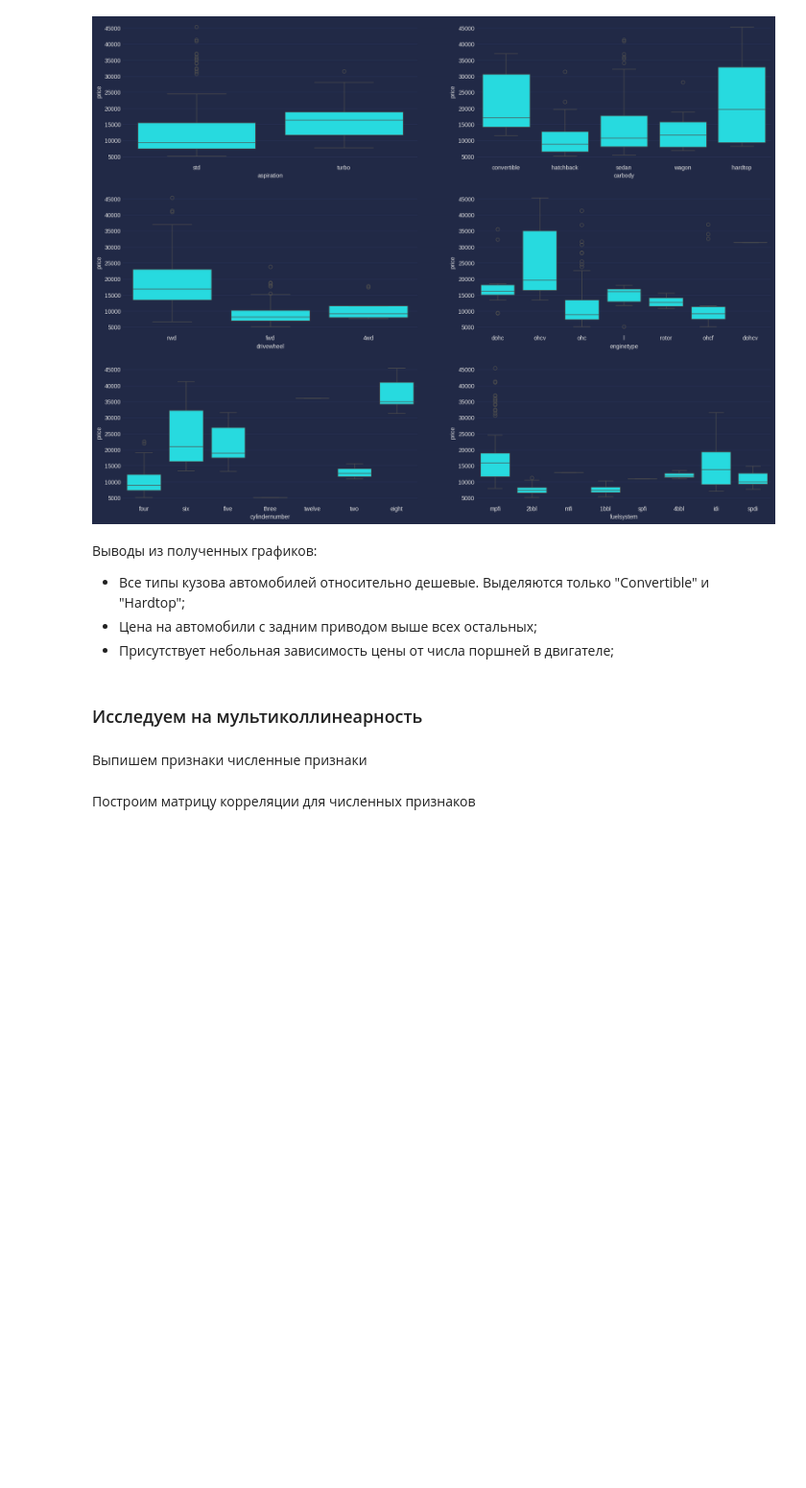
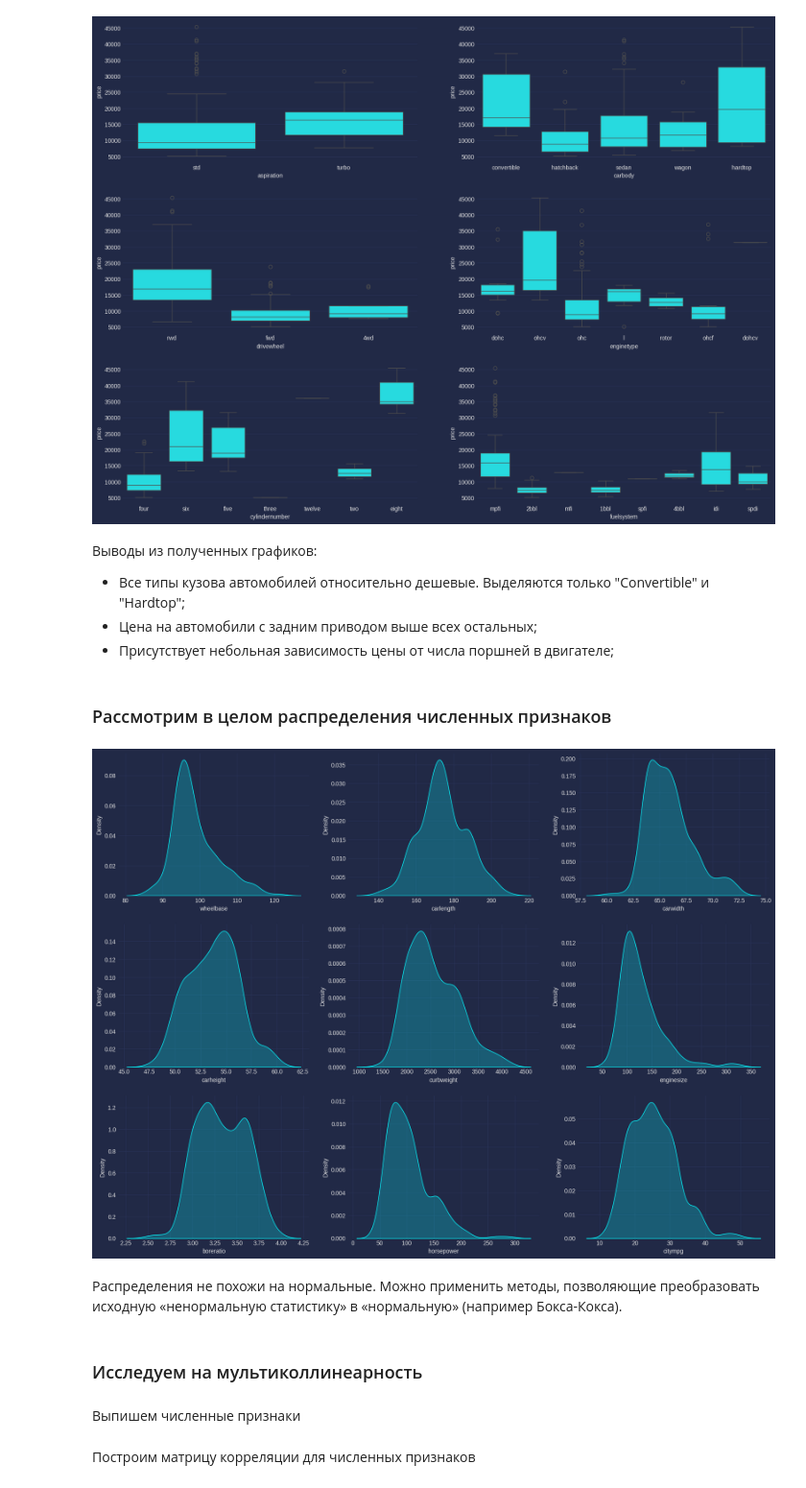
Before and after one commit to constantfear/MTS-homework, a Jupyter notebook: HW-Math/Final_homework/final_homework.ipynb, the cells around one changed output. Shown at 96% size. Drawn from its saved outputs; the diff is of its cells as text; code cells hidden in the pictures; blank space fills up the shorter version.

```diff
--- a/HW-Math/Final_homework/final_homework.ipynb
+++ b/HW-Math/Final_homework/final_homework.ipynb
@@ -342,10 +345,38 @@ plt.show()
 - Все типы кузова автомобилей относительно дешевые. Выделяются только "Convertible" и "Hardtop";
 - Цена на автомобили с задним приводом выше всех остальных;
 - Присутствует небольная зависимость цены от числа поршней в двигателе;
+# %% [markdown]
+### Рассмотрим в целом распределения численных признаков
+# %%
+plt.figure(figsize=(20, 15))
+plt.subplot(3,3,1)
+sns.kdeplot(x = 'wheelbase', data = data, fill=True, common_norm=False)
+plt.subplot(3,3,2)
+sns.kdeplot(x = 'carlength', data = data, fill=True, common_norm=False)
+plt.subplot(3,3,3)
+sns.kdeplot(x = 'carwidth', data = data, fill=True, common_norm=False)
+plt.subplot(3,3,4)
+sns.kdeplot(x = 'carheight', data = data, fill=True, common_norm=False)
+plt.subplot(3,3,5)
+sns.kdeplot(x = 'curbweight', data = data, fill=True, common_norm=False)
+plt.subplot(3,3,6)
+sns.kdeplot(x = 'enginesize', data = data, fill=True, common_norm=False)
+plt.subplot(3,3,7)
+sns.kdeplot(x = 'boreratio', data = data, fill=True, common_norm=False)
+plt.subplot(3,3,8)
+sns.kdeplot(x = 'horsepower', data = data, fill=True, common_norm=False)
+plt.subplot(3,3,9)
+sns.kdeplot(x = 'citympg', data = data, fill=True, common_norm=False)
+
+plt.show()
+# %% [output]
+[figure, added]
+# %% [markdown]
+Распределения не похожи на нормальные. Можно применить методы, позволяющие преобразовать исходную «ненормальную статистику» в «нормальную» (например Бокса-Кокса).
 # %% [markdown]
 ### Исследуем на мультиколлинеарность
 # %% [markdown]
-Выпишем признаки численные признаки
+Выпишем численные признаки
 # %%
 num_cols = ['wheelbase','carlength','carwidth','carheight','curbweight','enginesize','boreratio','horsepower','peakrpm','citympg','price']
 # %% [markdown]
```
Also changed, not shown: parts of 43 cells of this notebook, 1 other file.
